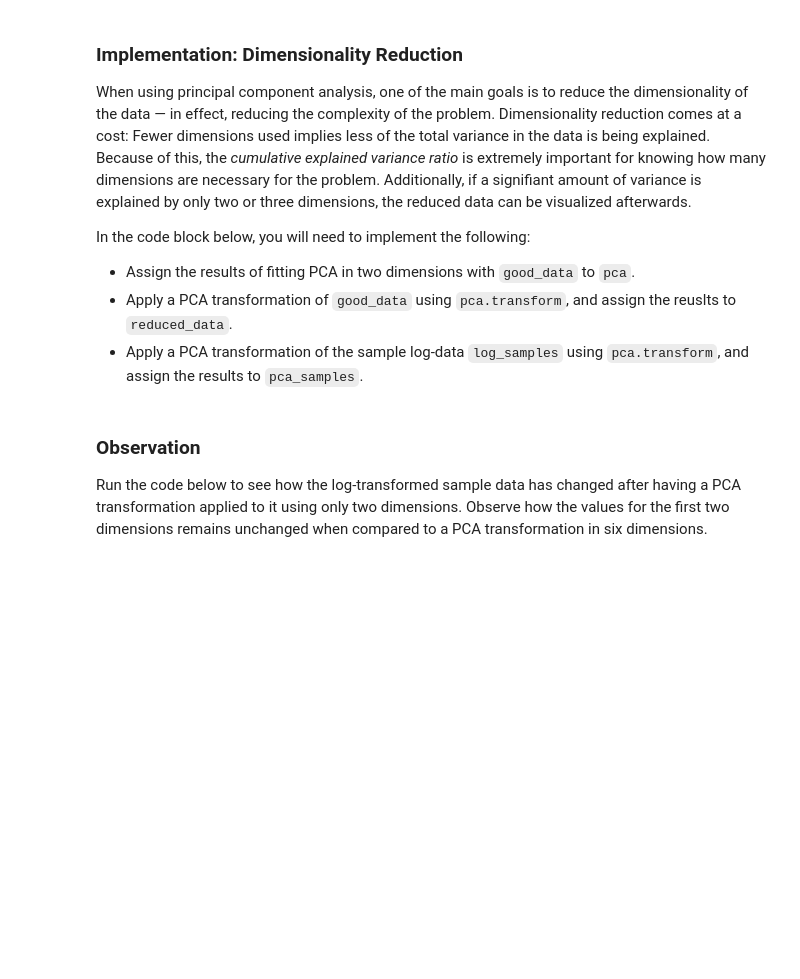
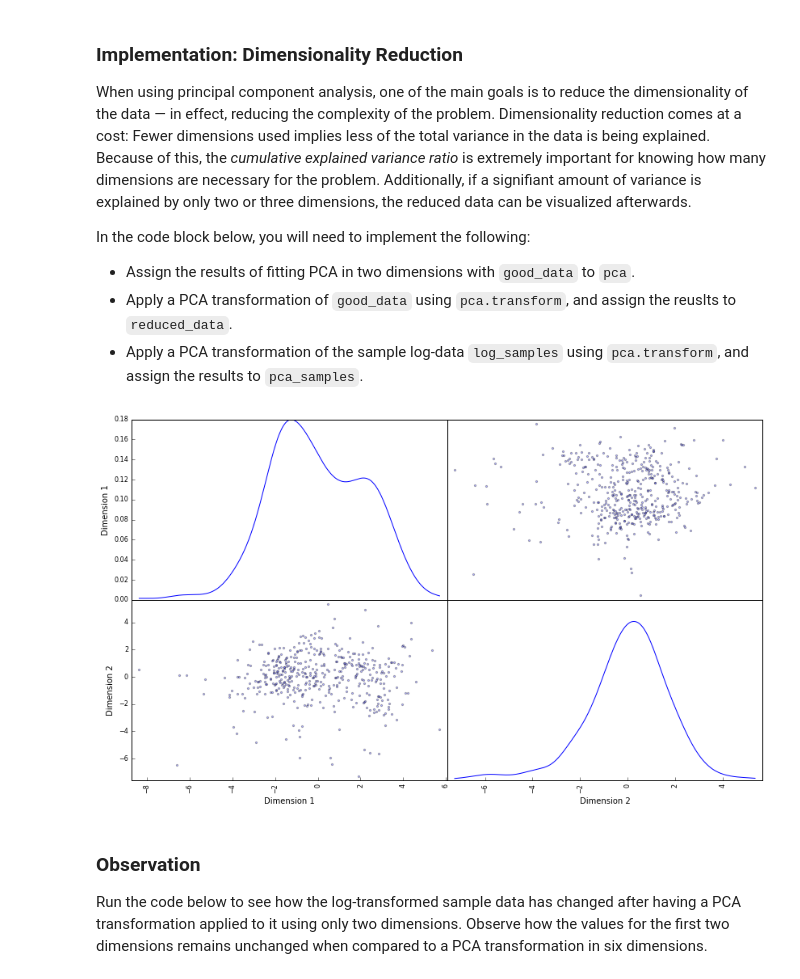
Before and after one commit to ricardoy/customer_segments, a Jupyter notebook: customer_segments.ipynb, the cells around one changed output. Drawn from its saved outputs; the diff is of its cells as text; code cells hidden in the pictures; blank space fills up the shorter version.

```diff
--- a/customer_segments.ipynb
+++ b/customer_segments.ipynb
@@ -395,15 +385,20 @@ In the code block below, you will need to implement the following:
 # %%
 # TODO: Apply PCA by fitting the good data with only two dimensions
 pca = PCA(n_components=2).fit(good_data)
 
 # TODO: Transform the good data using the PCA fit above
 reduced_data = pca.transform(good_data)
 
 # TODO: Transform the sample log-data using the PCA fit above
 pca_samples = pca.transform(log_samples)
 
 # Create a DataFrame for the reduced data
 reduced_data = pd.DataFrame(reduced_data, columns = ['Dimension 1', 'Dimension 2'])
+
+# adicionei esta chamada de scatter_matrix para obter os histogramas das 2 dimensões principais
+pd.scatter_matrix(reduced_data, alpha = 0.3, figsize = (14,8), diagonal = 'kde');
+# %% [output]
+[figure, added]
 # %% [markdown]
 ### Observation
 Run the code below to see how the log-transformed sample data has changed after having a PCA transformation applied to it using only two dimensions. Observe how the values for the first two dimensions remains unchanged when compared to a PCA transformation in six dimensions.
```
Also changed, not shown: parts of 25 cells of this notebook, 1 other file.
